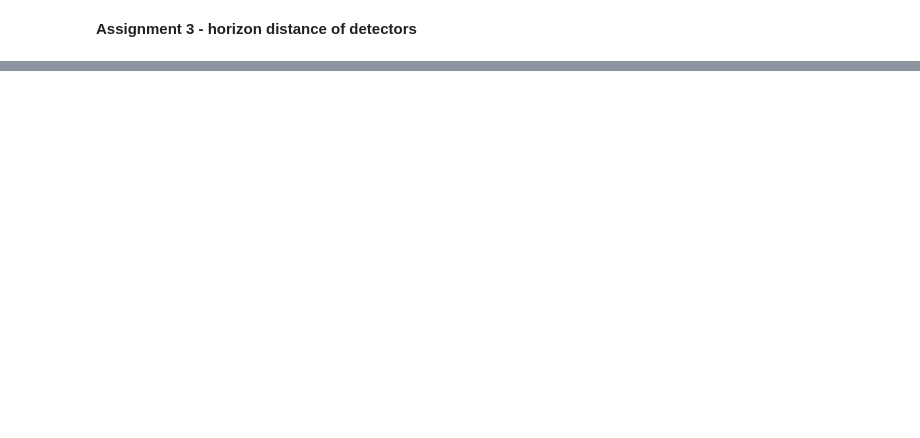
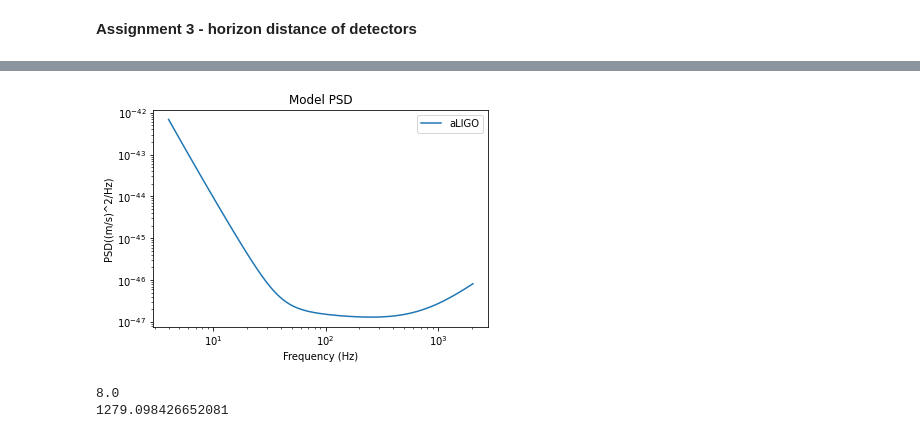
Before and after one commit to margheritawar/PRA3024, a Jupyter notebook: LoadDataFilesGWDA.ipynb, the cells around one changed output, grey strips where cells are left out. Saved outputs shown, nothing was run; the diff lists cells and outputs as text; code cells hidden in the pictures; blank space fills up the shorter version.

```diff
--- a/LoadDataFilesGWDA.ipynb
+++ b/LoadDataFilesGWDA.ipynb
@@ -388,0 +438,16 @@ pylab.ylabel("probability")
+# %%
+flow = 4.0 # set up the lower cut off frequency
+delta_f = 1.0 / 16
+flen = int(2048.0/ (delta_f)) + 1
+psd_ligo = pycbc.psd.aLIGOZeroDetHighPower(flen, delta_f, flow)
+psd_ligo.data[:int(flow/delta_f)] = np.inf
+psd_ligo.data[-1] = np.inf
+# %%
+pylab.loglog(psd_ligo.sample_frequencies, psd_ligo)
+pylab.title('Model PSD')
+pylab.legend(['aLIGO'])
+pylab.xlabel('Frequency (Hz)')
+pylab.ylabel('PSD((m/s)^2/Hz)')
+pylab.show()
+# %% [output]
+[figure, added]
@@ -388,0 +462,14 @@ pylab.ylabel("probability")
+# %%
+horz_d = 1000*(snr/8)
+hp, hc = get_fd_waveform(approximant="TaylorF2",
+                           mass1=5, mass2=5,
+                           f_lower=flow,
+                           delta_f=delta_f,
+                           distance = horz_d)
+from pycbc.filter import sigmasq
+snr = (pycbc.filter.sigmasq(hp, psd_ligo))**0.5
+print(snr)
+print(horz_d)
+# %% [output]
+8.0
+1279.098426652081
```
Also changed, not shown: parts of 26 cells of this notebook.
